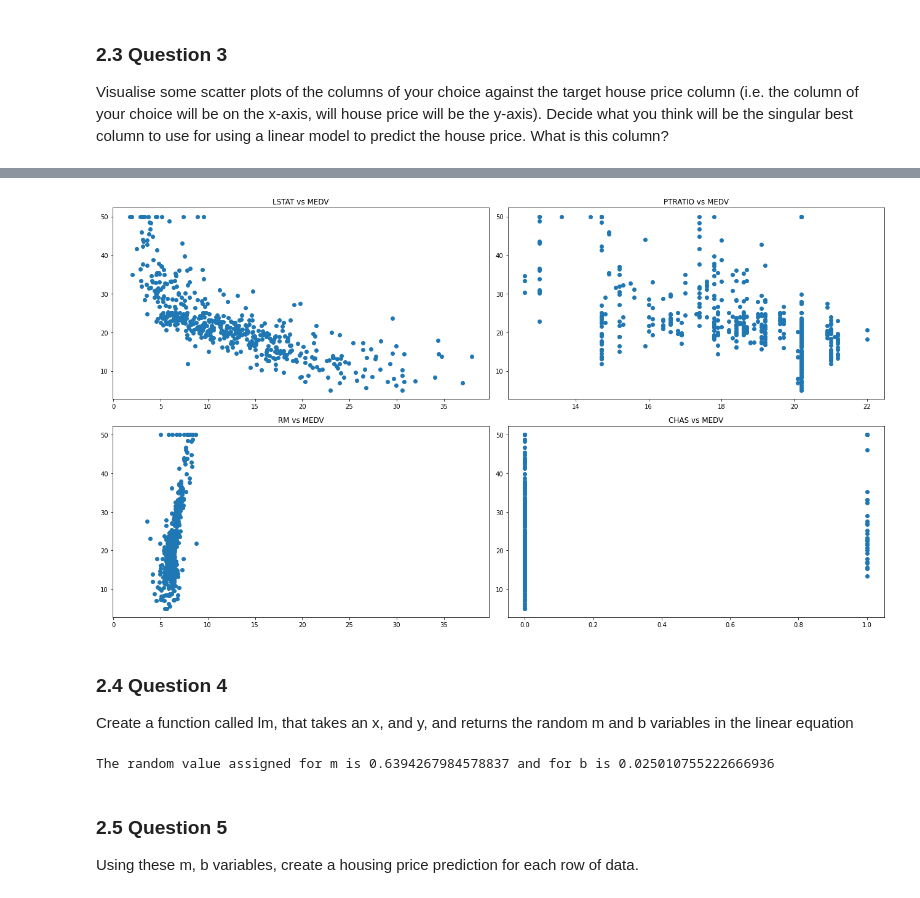
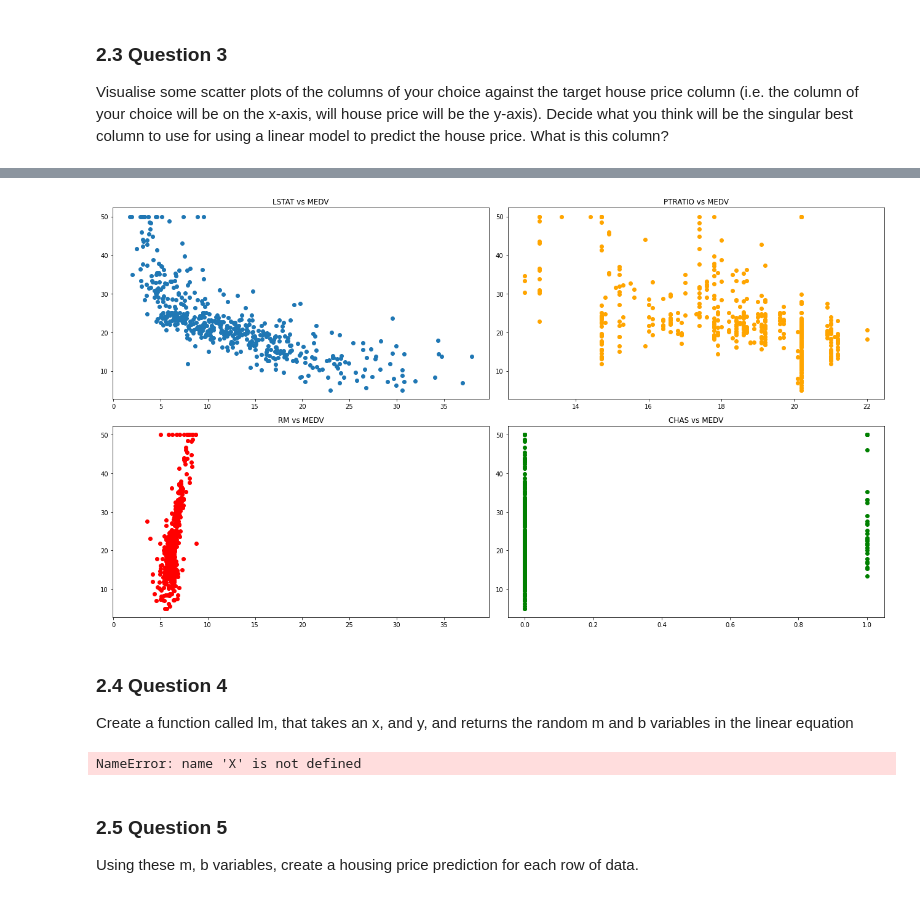
Before and after one commit to YosefGuevara012/ML_MIR, a Jupyter notebook: Lab 1. Linear regresion/Lab 1. Linear regression.ipynb, the cells around one changed output, grey strips where cells are left out. Saved outputs shown, nothing was run; the diff lists cells and outputs as text; code cells hidden in the pictures.

```diff
--- a/Lab 1. Linear regresion/Lab 1. Linear regression.ipynb
+++ b/Lab 1. Linear regresion/Lab 1. Linear regression.ipynb
@@ -22,8 +59,19 @@ fileObject = open("data.txt", "r")
 text = fileObject.read()
 # %%
+# Se importa el modulo de expresiones regulares que nos permitira limpiar el la variable "text"
+import re
+
+# acontinuacion creamos una expresion regular que nos permitira identificar cada uno de los valores numericos en la varible "text"
 number_regex = re.compile(r'\d+\.*\d*')
-vector = number_regex.findall(text)
+
+# Y creamos una lista que almacena todos los datos numericos encontrados usando la expresion regular
+list_1 = number_regex.findall(text)
 # %%
-data = len(vector) - 506*14
-vector = vector[data:]
-len(vector)/14
+# como sabemos de la documentacion el dataframe cuenta con 506 observaciones y 14 variables todas ellos al final de la varaible texto
+# por ende todos los primeros numeros en la variable "list_1", no hace parte del dataframe.
+# por lo cual se procede a seccionar los numeros que hacen unicamente parte de la data a manipular
+# esto se efectua mendiante la resta de la longirud de la variable "list_1" menos la catidad de datos del dataframe(506*14)
+# y se almacena esto nuevament en la varaible lista
+
+data = len(list_1) - 506*14
+list_1 = list_1[data:]
@@ -32,6 +78,10 @@ len(vector)/14
 # %%
+# Para facilitar la construccion del dataframe importanmos numpy y creamos una np.array para poder transformar estos datos en una nuevo array de 506 observaciones y 14 varibles
+
 import numpy as np
-arr = np.array(vector)
+arr = np.array(list_1)
 new_arr = arr.reshape(506, 14)
+
+# posterior a ello se transforman estar varibles de str a float
 new_arr = new_arr.astype(np.float64)
 # %%
@@ -78,23 +139,25 @@ df.corr()
 | LSTAT | 0.455621 | -0.412995 | 0.603800 | -0.053929 | 0.590879 | -0.613808 | 0.602339 | -0.496996 | 0.488676 | 0.543993 | 0.374044 | ... |
 | MEDV | -0.388305 | 0.360445 | -0.483725 | 0.175260 | -0.427321 | 0.695360 | -0.376955 | 0.249929 | -0.381626 | -0.468536 | -0.507787 | ... |
 # %%
+# Se escojen dibujar lar
+
 import matplotlib.pyplot as plt
 
 fig, axs = plt.subplots(2, 2, figsize=(18, 10))
 
 axs[0, 0].scatter(df['LSTAT'], y)
 axs[0, 0].set_title("LSTAT vs MEDV")
-axs[1, 0].scatter(df['RM'], y)
+axs[1, 0].scatter(df['RM'], y, color = 'red')
 axs[1, 0].set_title("RM vs MEDV")
 axs[1, 0].sharex(axs[0, 0])
-axs[0, 1].scatter(df['PTRATIO'],y)
+axs[0, 1].scatter(df['PTRATIO'],y, color = 'orange')
 axs[0, 1].set_title("PTRATIO vs MEDV")
-axs[1, 1].scatter(df['CHAS'], y)
+axs[1, 1].scatter(df['CHAS'], y, color = 'green')
 axs[1, 1].set_title("CHAS vs MEDV")
 
 fig.tight_layout()
 # %% [output]
-[figure, old version]
+[figure, new version]
 # %% [markdown]
 ### 2.4 Question 4
 Create a function called lm, that takes an x, and y, and returns the random m and b variables in the linear equation
@@ -113,7 +176,7 @@ m, b = lm(X, y)
 
 print('The random value assigned for m is {0} and for b is {1}'.format(m, b))
 # %% [output]
-The random value assigned for m is 0.6394267984578837 and for b is 0.025010755222666936
+NameError: name 'X' is not defined
 # %% [markdown]
 ### 2.5 Question 5
 Using these m, b variables, create a housing price prediction for each row of
```
Also changed, not shown: parts of 12 cells of this notebook.
